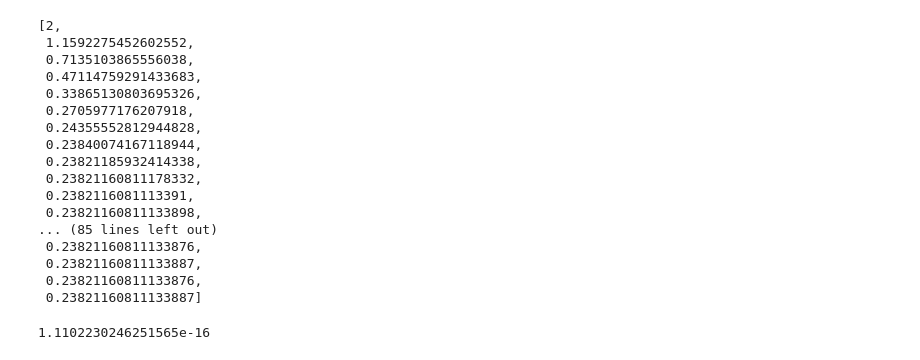
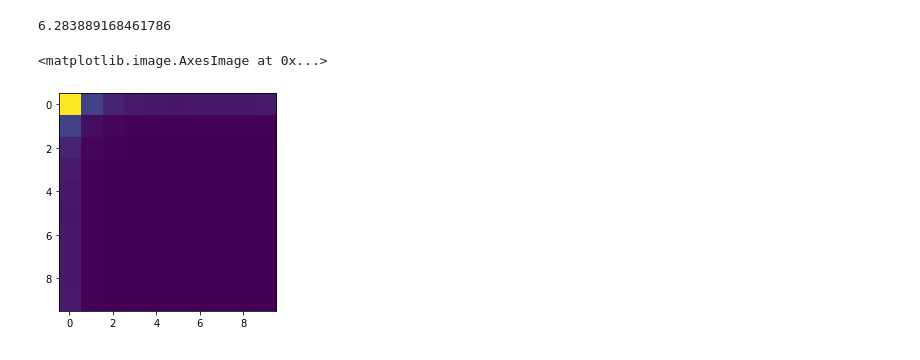
Before and after one commit to omarschall/mft-theory, a Jupyter notebook: main.ipynb, the cells around one changed output. Drawn from its saved outputs; the diff is of its cells as text; code cells hidden in the pictures.

```diff
--- a/main.ipynb
+++ b/main.ipynb
@@ -50,14 +11,0 @@ def equation_prime(D, g=1.2):
-# %%
-D = 2
-g = 1.2
-y = equation(D, g=g)
-N_iters = 100
-Ds = [D]
-ys = [y]
-#while np.abs(y - 0) > 0.01:
-for i in range(N_iters):
-    y = equation(D, g=g)
-    D = np.maximum(D - y / equation_prime(D, g=g), 0.00001)
-    #D = D - y / equation_prime(D, g=g)
-    Ds.append(D)
-    ys.append(y)
@@ -94,24 +88,16 @@ plt.plot(Ds)
-# %%
-Ds
-# %% [output]
-[2,
- 1.1592275452602552,
- 0.7135103865556038,
- 0.47114759291433683,
- 0.33865130803695326,
- 0.2705977176207918,
- 0.24355552812944828,
- 0.23840074167118944,
- 0.23821185932414338,
- 0.23821160811178332,
- 0.2382116081113391,
- 0.23821160811133898,
-... (85 lines left out)
- 0.23821160811133876,
- 0.23821160811133887,
- 0.23821160811133876,
- 0.23821160811133887]
-# %%
-equation(D)
-# %% [output]
-1.1102230246251565e-16
+# %%
+Delta_0**2
+# %% [output]
+6.283889168461786
+# %%
+g = 5
+omega, Delta_omega = compute_Delta_omega(g, T=5)
+# %%
+pp_f = psi_phi_in_fourier_space(omega, omega, compute_alpha(g), g, Delta_omega)
+# %%
+pp = np.fft.ifft(np.fft.ifft(pp_f, axis=0), axis=0)
+# %%
+plt.imshow(np.abs(pp)[:10, :10])
+# %% [output]
+<matplotlib.image.AxesImage at 0x...>
+[figure, added]
```
Also changed, not shown: parts of 13 cells of this notebook, 3 other files.
